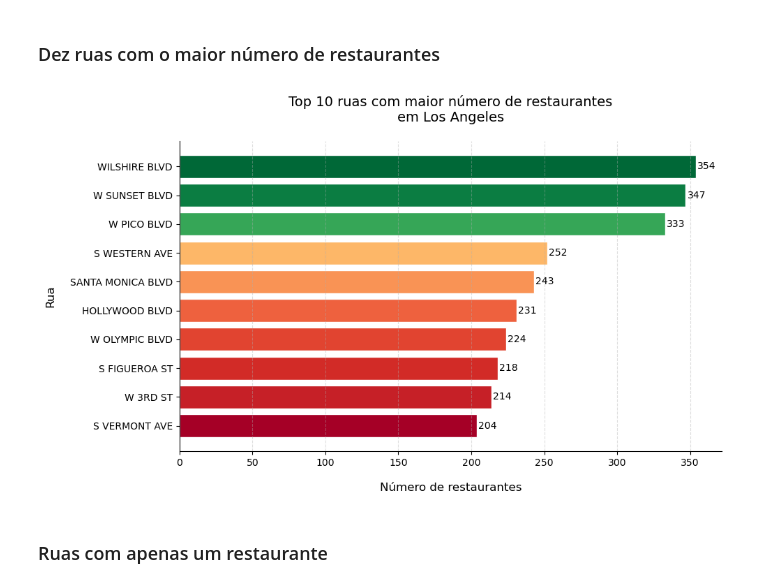
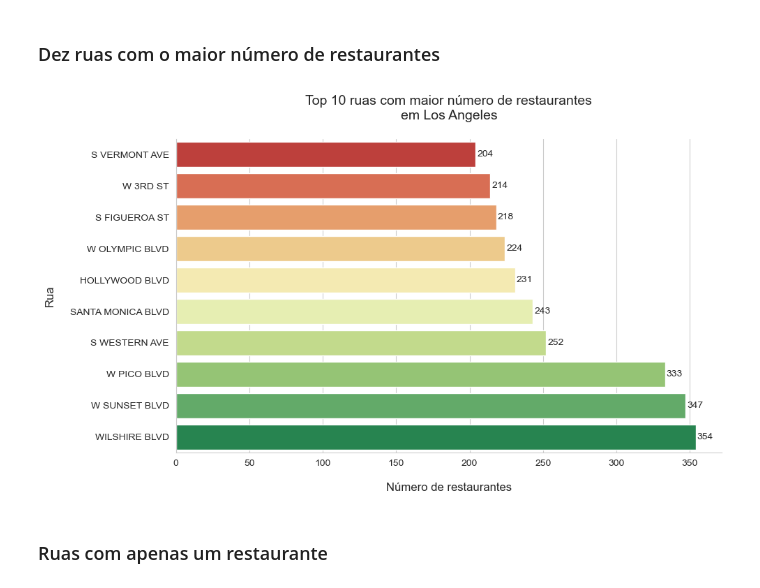
Before and after one commit to raimirsilva/Small-projects, a Jupyter notebook: Sprint-10-project/notebook/LA-restaurants.ipynb, the cells around one changed output. Cells and saved outputs as stored; diff of their text form; code cells hidden in the pictures.

```diff
--- a/Sprint-10-project/notebook/LA-restaurants.ipynb
+++ b/Sprint-10-project/notebook/LA-restaurants.ipynb
@@ -464,38 +486,51 @@ Exemplos de extração:
 ### Dez ruas com o maior número de restaurantes
 # %%
 # Top 10 ruas com maior número de restaurantes
+# Escolha: barras horizontais facilitam a leitura dos nomes de rua e permitem
+# comparar rapidamente o volume de estabelecimentos por via.
 top10_streets = (
     rest['street_name']
     .value_counts()
     .head(10)
-    .sort_values()   # crescente para ficar maior no topo do gráfico horizontal
+    .sort_values()   # ordem crescente → rua com mais restaurantes fica no topo do gráfico horizontal
 )
 
+# .reset_index() converte a Series (index = rua, valor = contagem) em DataFrame com colunas
+# nomeadas — formato exigido pelo Seaborn para identificar x e y separadamente.
+top10_streets_df = top10_streets.reset_index()
+top10_streets_df.columns = ['Rua', 'Nº de restaurantes']
+
+sns.set_style('whitegrid')
 fig, ax = plt.subplots(figsize=(10, 6))
 
-norm = plt.Normalize(top10_streets.values.min(), top10_streets.values.max())
-bar_colors = [plt.cm.RdYlGn(norm(v)) for v in top10_streets.values]
-bars = ax.barh(top10_streets.index, top10_streets.values, color=bar_colors, edgecolor='white')
+sns.barplot(
+    data=top10_streets_df.sort_values('Nº de restaurantes'),  # ordem crescente → maior no topo
+    y='Rua',                    # eixo Y categórico → barras horizontais automáticas
+    x='Nº de restaurantes',     # eixo X numérico
+    hue='Rua',                  # hue='Rua': ativa a paleta por categoria
+    palette='RdYlGn',           # escala de cores: vermelho (menos restaurantes) → verde (mais)
+    legend=False,               # sem legenda — eixo Y já identifica cada rua
+    ax=ax
+)
 
-for bar, value in zip(bars, top10_streets.values):
+# Rótulos de valor ao lado de cada barra
+for bar in ax.patches:
     ax.text(
-        value + 1,
-        bar.get_y() + bar.get_height() / 2,
-        str(value),
-        va='center',
-        fontsize=10
+        bar.get_width() + 1,                # posição X: logo após o fim da barra
+        bar.get_y() + bar.get_height() / 2, # posição Y: centro vertical da barra
+        str(int(bar.get_width())),          # texto: contagem como inteiro
+        va='center', fontsize=10
     )
 
 ax.set_title('Top 10 ruas com maior número de restaurantes\nem Los Angeles', fontsize=14, pad=20)
 ax.set_xlabel('Número de restaurantes', fontsize=12, labelpad=15)
 ax.set_ylabel('Rua', fontsize=12, labelpad=15)
-ax.grid(axis='x', linestyle='--', alpha=0.4)
 ax.spines[['top', 'right']].set_visible(False)
 
 plt.tight_layout()
 plt.show()
 # %% [output]
-[figure, old version]
+[figure, new version]
 # %% [markdown]
 ### Ruas com apenas um restaurante
 # %%
```
Also changed, not shown: parts of 8 cells of this notebook, 3 other files.
